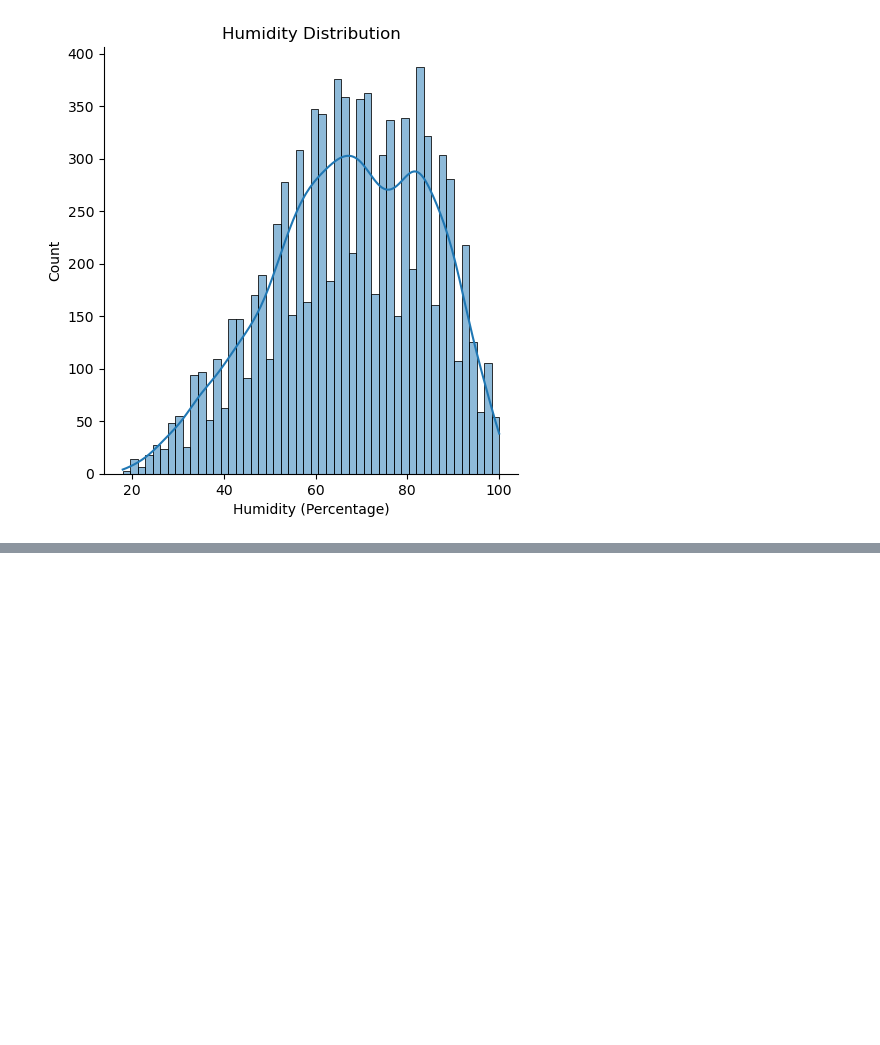
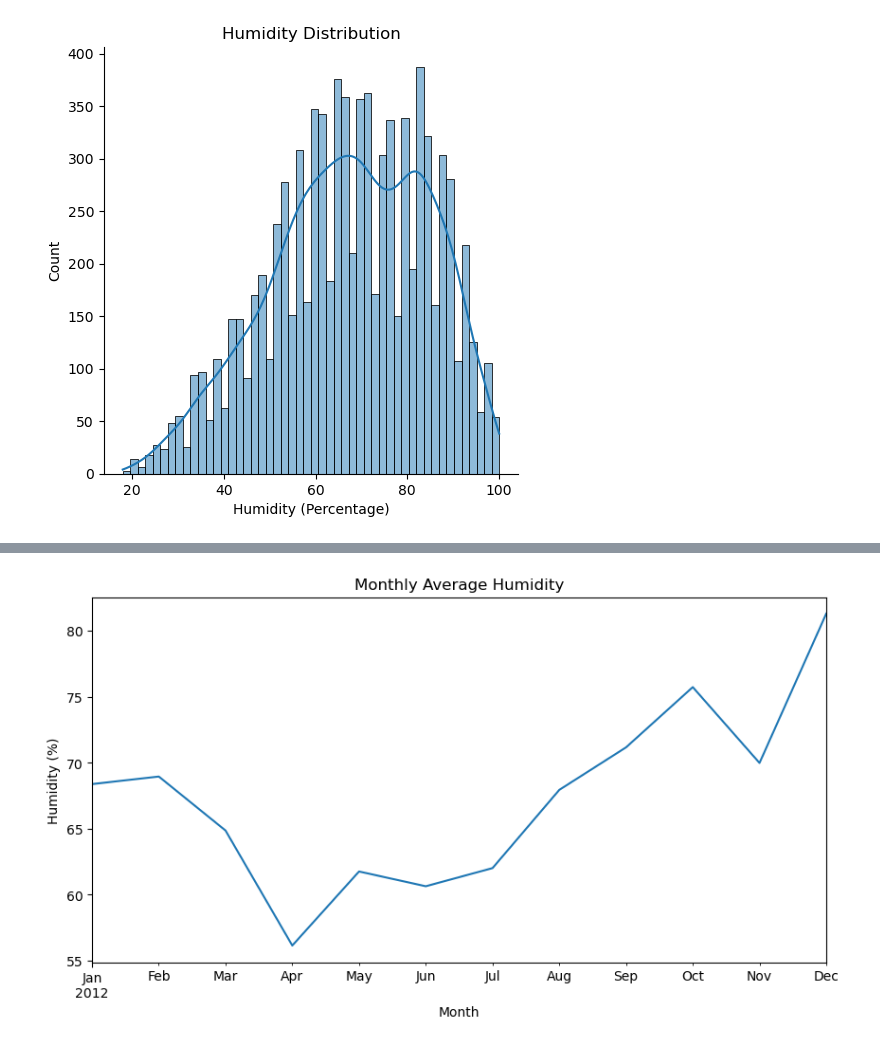
Before and after one commit to sophiembanda/SoftGrowTech_Weather_Data_Analysis, a Jupyter notebook: Weather Data Analysis.ipynb, the cells around one changed output, grey strips where cells are left out. Drawn from its saved outputs; the diff is of its cells as text; code cells hidden in the pictures; blank space fills up the shorter version.

```diff
--- a/Weather Data Analysis.ipynb
+++ b/Weather Data Analysis.ipynb
@@ -104,0 +142,11 @@ Text(0.5, 9.444444444444438, 'Humidity (Percentage)')
+# %%
+# Monthly average humidity
+monthly_hum = data['Rel Hum_%'].resample('ME').mean()
+plt.figure(figsize=(10, 5))
+monthly_hum.plot()
+plt.title('Monthly Average Humidity')
+plt.ylabel('Humidity (%)')
+plt.xlabel('Month')
+plt.show()
+# %% [output]
+[figure, added]
```
Also changed, not shown: parts of 9 cells of this notebook.
